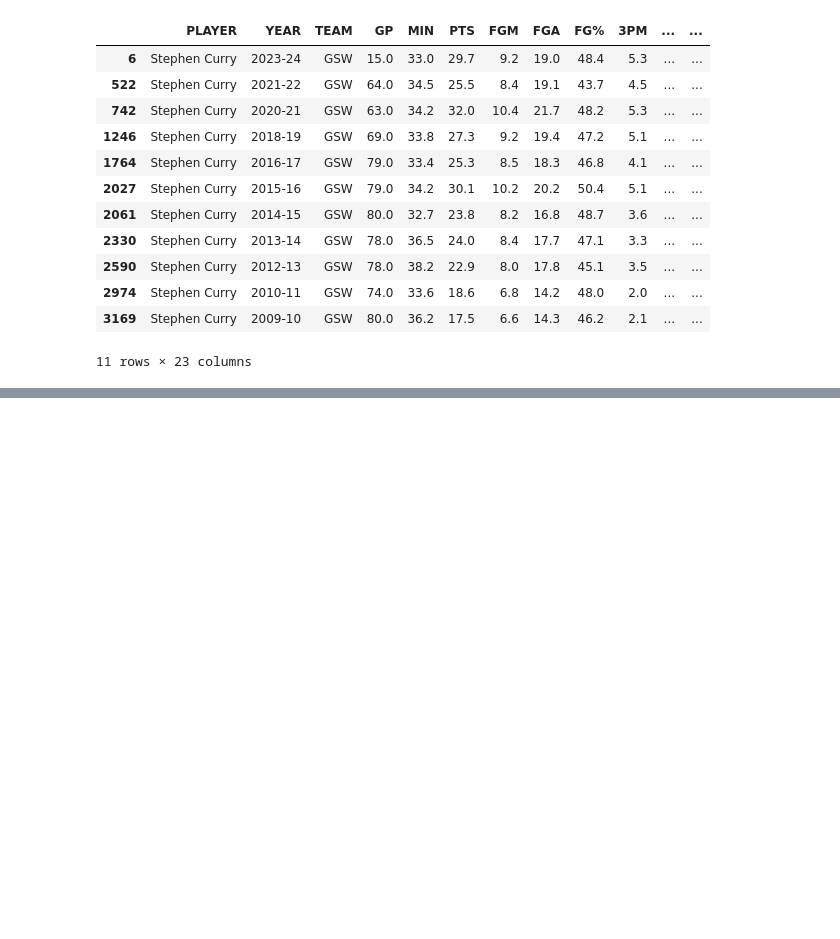
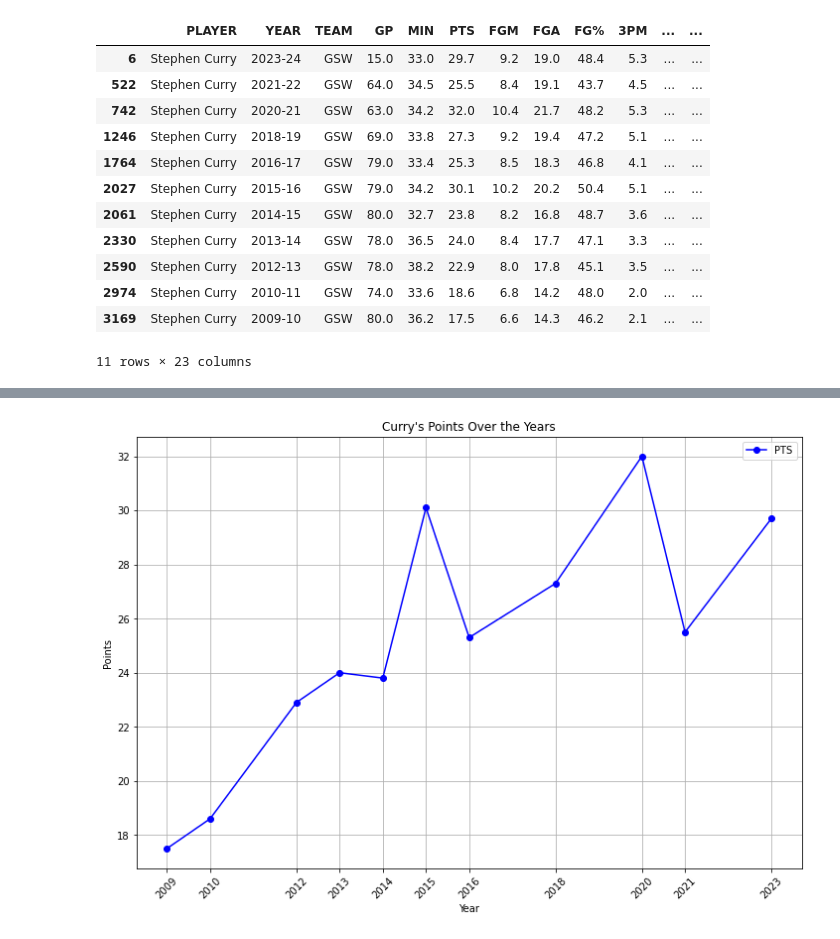
Before and after one commit to VincentGordon-Data-Analyst/nba-web-scraping-project, a Jupyter notebook: nba-data-clearning.ipynb, the cells around one changed output, grey strips where cells are left out. Saved outputs shown, nothing was run; the diff lists cells and outputs as text; code cells hidden in the pictures; blank space fills up the shorter version.

```diff
--- a/nba-data-clearning.ipynb
+++ b/nba-data-clearning.ipynb
@@ -181,5 +181,9 @@ curry_stats
 11 rows × 23 columns
 # %%
 # Change 'YEAR' column type from object to numeric
-curry_stats['YEAR'].str.replace(r'-\d+', '', regex=True)
+curry_stats['YEAR'] = curry_stats['YEAR'].str.replace(r'-\d+', '', regex=True)
+curry_stats['YEAR'] = curry_stats['YEAR'].astype('float')
+
+# Show the change
+curry_stats.info()
 # %% [output]
@@ -197,0 +217,21 @@ Name: YEAR, dtype: object
+# %%
+# Create a line chart to show 'PTS' over the years
+curry_pts = curry_stats[['YEAR', 'PTS']]
+
+# Plotting
+curry_pts.plot.line(x='YEAR', y='PTS', marker='o', color='b', figsize=(12, 8))
+
+# Add labels and title
+plt.title("Curry's Points Over the Years")
+plt.xlabel('Year')
+plt.ylabel('Points')
+
+# Set all years as x-axis ticks
+plt.xticks(curry_pts['YEAR'])
+plt.xticks(rotation=45)
+
+# Display
+plt.grid(True)
+plt.show()
+# %% [output]
+[figure, added]
```
Also changed, not shown: parts of 3 cells of this notebook.
